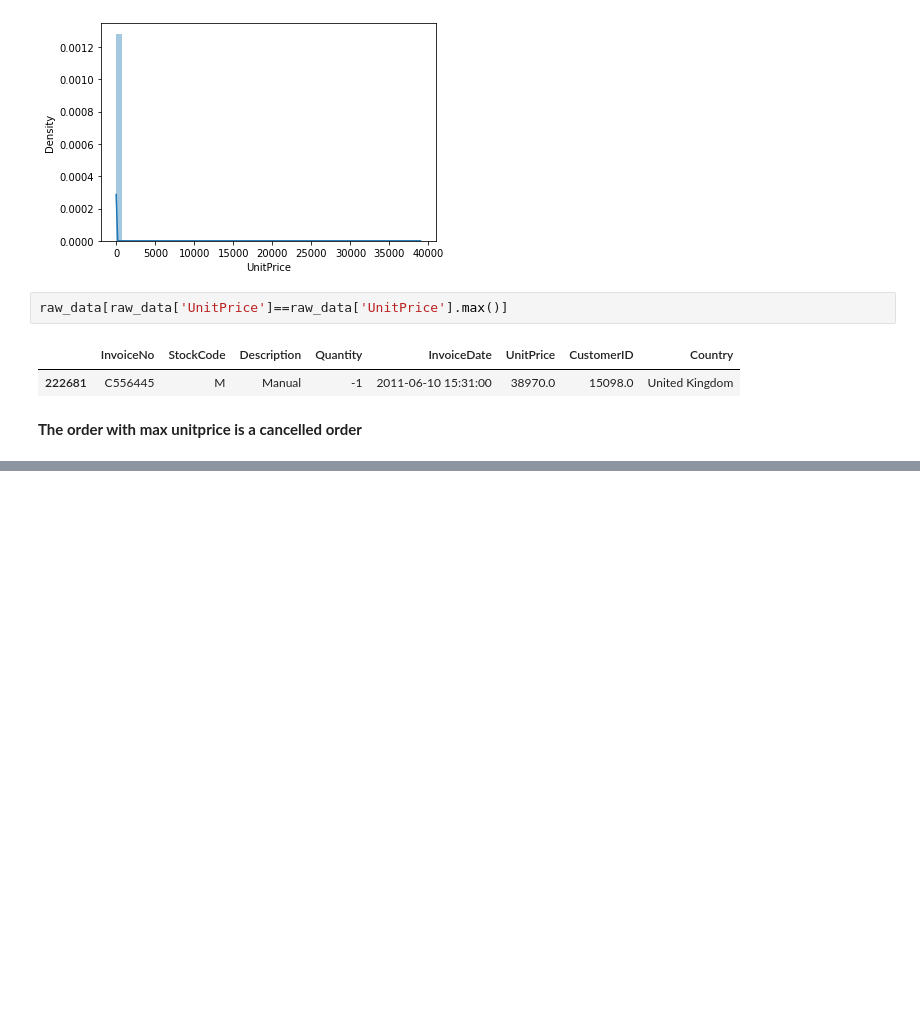
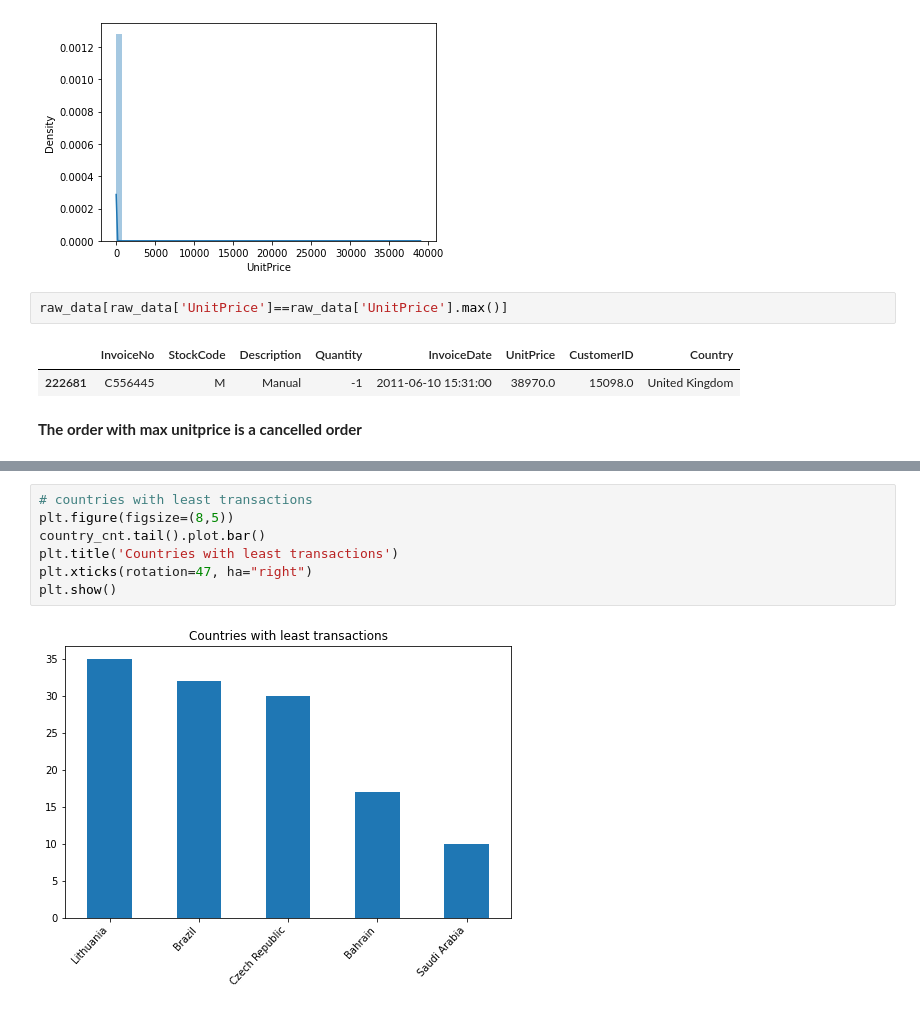
Before and after one commit to harishgawade1999/Online-Retail-Customer-Segmentation, a Jupyter notebook: Harish_Online_Retail_Customer_Segmentation_Capstone_Project.ipynb, the cells around one changed output, grey strips where cells are left out. Cells and saved outputs as stored; diff of their text form; blank space fills up the shorter version.

```diff
--- a/Harish_Online_Retail_Customer_Segmentation_Capstone_Project.ipynb
+++ b/Harish_Online_Retail_Customer_Segmentation_Capstone_Project.ipynb
@@ -278,0 +391,9 @@ raw_data[raw_data['UnitPrice']==raw_data['UnitPrice'].max()]
+# %%
+# countries with least transactions
+plt.figure(figsize=(8,5))
+country_cnt.tail().plot.bar()
+plt.title('Countries with least transactions')
+plt.xticks(rotation=47, ha="right")
+plt.show()
+# %% [output]
+[figure, added]
```
Also changed, not shown: parts of 50 cells of this notebook.
